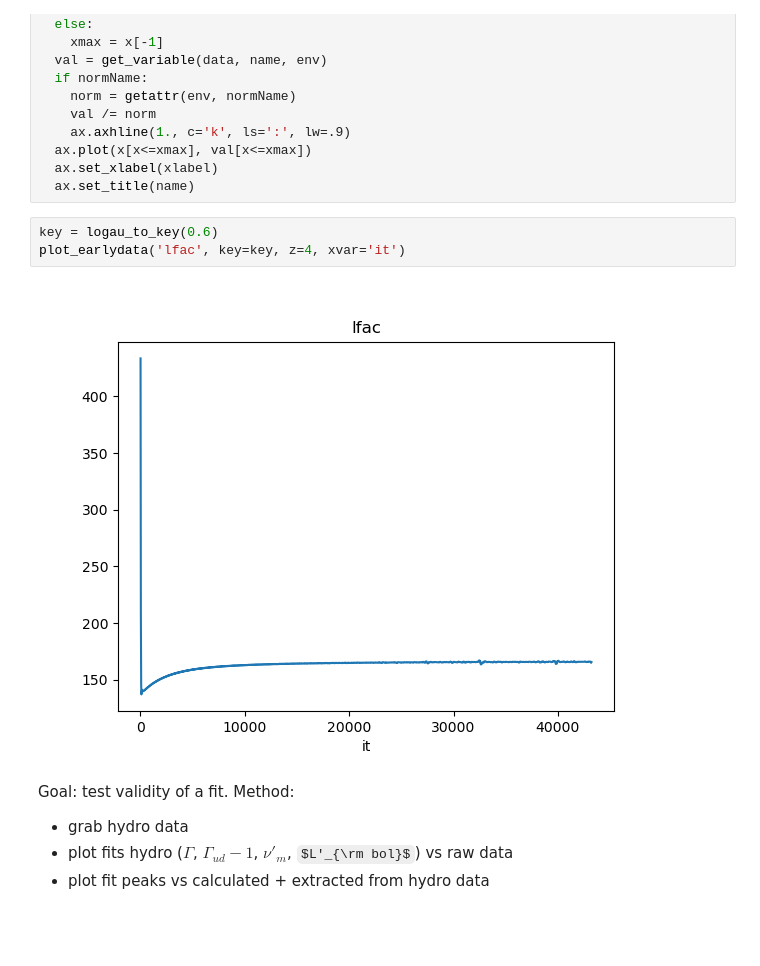
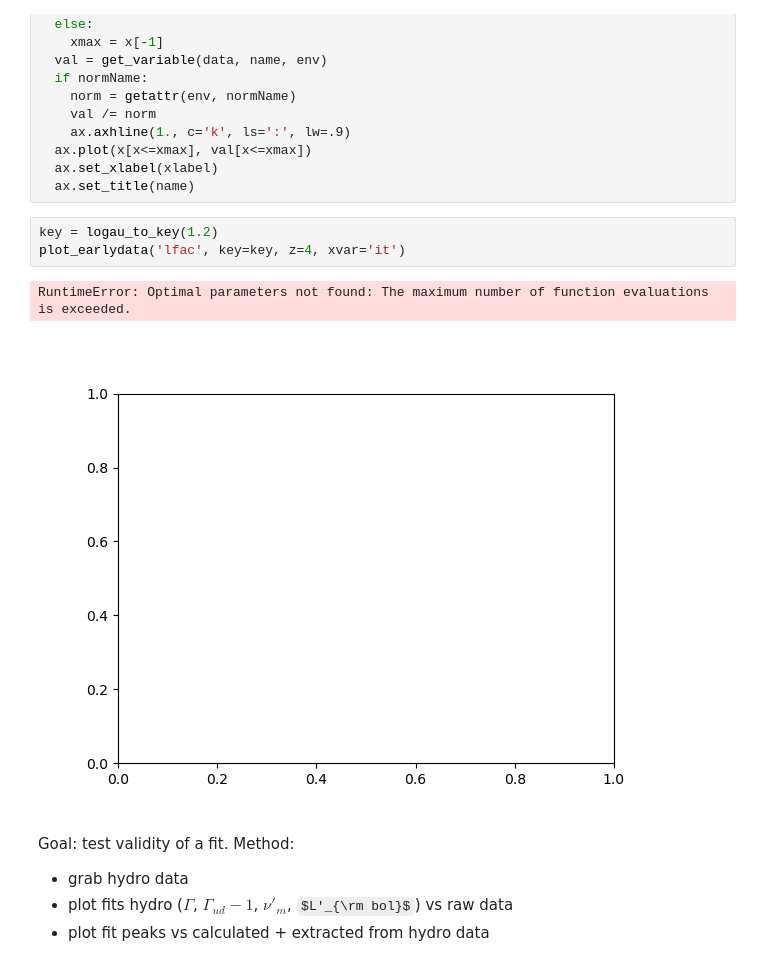
Before and after one commit to ACharletENSL/GAMMA_MWN, a Jupyter notebook: bin/Tools/project_v2/test_fitting.ipynb, the cells around one changed output. Drawn from its saved outputs; the diff is of its cells as text; some formulas as TeX source; blank space fills up the shorter version.

```diff
--- a/bin/Tools/project_v2/test_fitting.ipynb
+++ b/bin/Tools/project_v2/test_fitting.ipynb
@@ -69,10 +76,11 @@ def plot_earlydata(name, normName='', key='Last', z=4, xvar='x', imax=None):
   ax.set_xlabel(xlabel)
   ax.set_title(name)
 # %%
-key = logau_to_key(0.6)
+key = logau_to_key(1.2)
 plot_earlydata('lfac', key=key, z=4, xvar='it')
 # %% [output]
+RuntimeError: Optimal parameters not found: The maximum number of function evaluations is exceeded.
-[figure, old version]
+[figure, new version]
 # %% [markdown]
 Goal: test validity of a fit. Method:
 - grab hydro data
```
Also changed, not shown: parts of 2 cells of this notebook, 5 other files.
